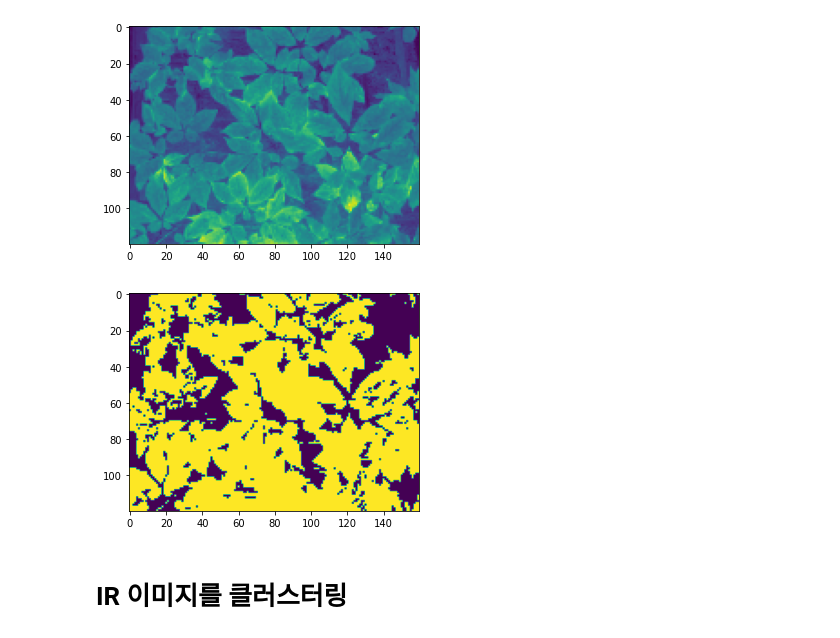
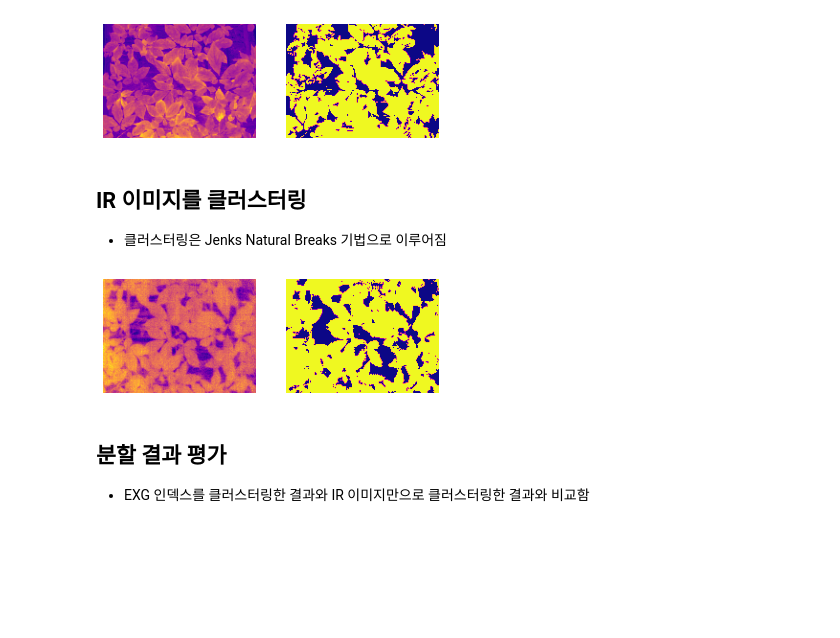
Before and after one commit to plming/infrared-leaf-segmentation, a Jupyter notebook: demo_ginseng.ipynb, the cells around one changed output. Drawn from its saved outputs; the diff is of its cells as text; code cells hidden in the pictures; blank space fills up the shorter version.

```diff
--- a/demo_ginseng.ipynb
+++ b/demo_ginseng.ipynb
@@ -27,16 +16,24 @@ util.show_rgb(rgb_image)
 # %%
 import util
 
 exg = util.get_excess_green(rgb_image)
-util.show_ir(exg)
+label = util.predict_with_jenks(exg)
 
-label = util.predict_with_jenks(exg)
-util.show_ir(label)
+util.show_images([exg, label])
 # %% [output]
-[figure, old version]
+[figure, new version]
-[figure, removed]
 # %% [markdown]
-# IR 이미지를 클러스터링
+## IR 이미지를 클러스터링
+* 클러스터링은 Jenks Natural Breaks 기법으로 이루어짐
+# %%
+predict = util.predict_with_jenks(ir_image)
+
+util.show_images([ir_image, predict])
+# %% [output]
+[figure, added]
+# %% [markdown]
+## 분할 결과 평가
+* EXG 인덱스를 클러스터링한 결과와 IR 이미지만으로 클러스터링한 결과와 비교함
 # %%
 from sklearn.metrics import confusion_matrix
 import util
```
Also changed, not shown: parts of 11 cells of this notebook, 2 other files.
